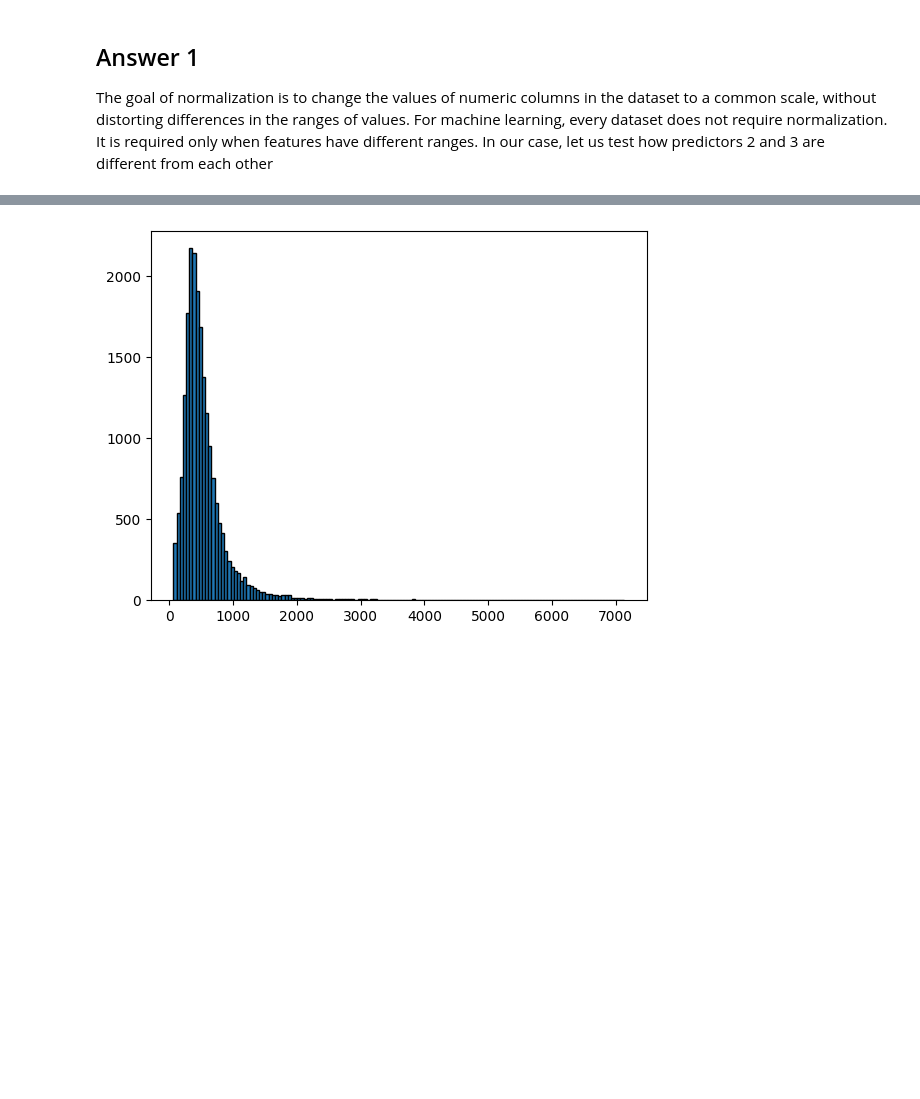
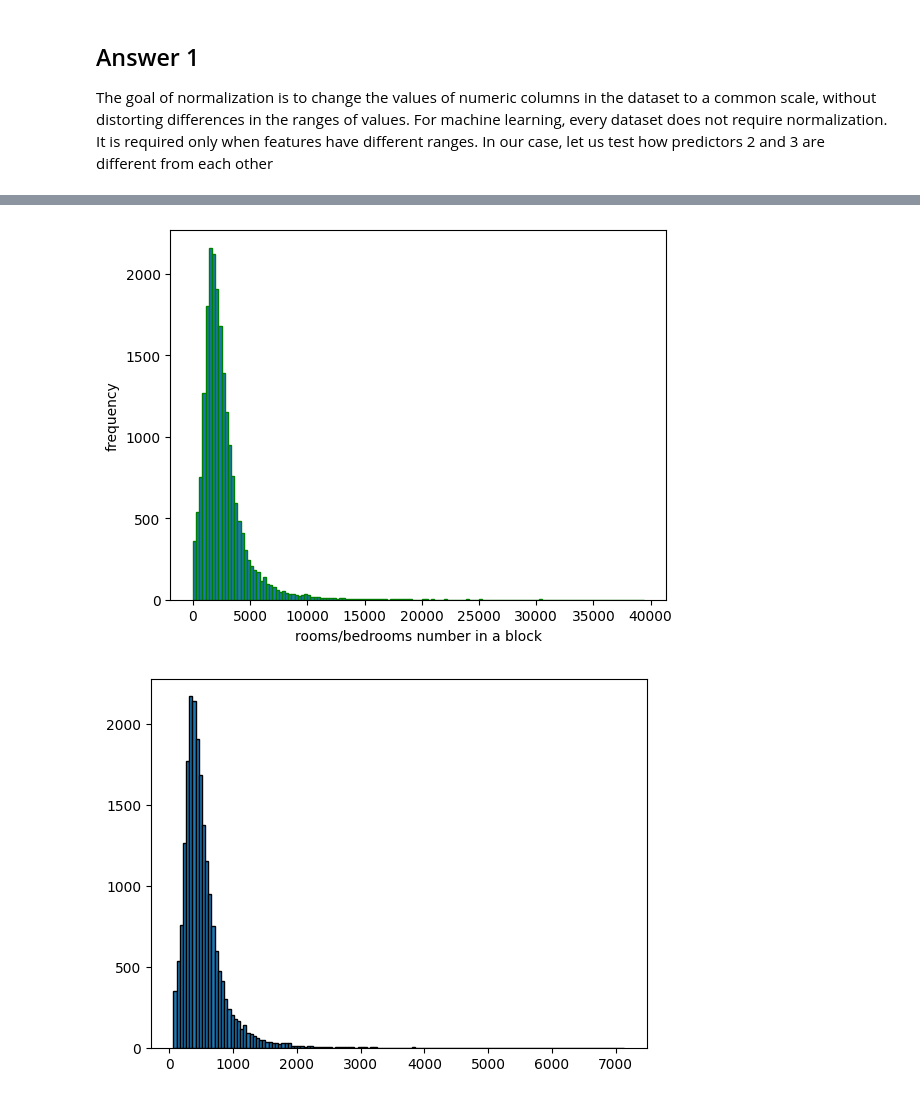
Before and after one commit to whykay-01/machine-learning, a Jupyter notebook: homeworks/hwk1/hwk1.ipynb, the cells around one changed output, grey strips where cells are left out. Saved outputs shown, nothing was run; the diff lists cells and outputs as text; code cells hidden in the pictures; blank space fills up the shorter version.

```diff
--- a/homeworks/hwk1/hwk1.ipynb
+++ b/homeworks/hwk1/hwk1.ipynb
@@ -115 +125,5 @@ total_rooms_plot = plot_freq_dist(df[total_rooms])
+# %%
+total_rooms_plot = plot_freq_dist(df[total_rooms], "green")
+# %% [output]
+[figure, added]
 # %%
```
Also changed, not shown: parts of 18 cells of this notebook.
